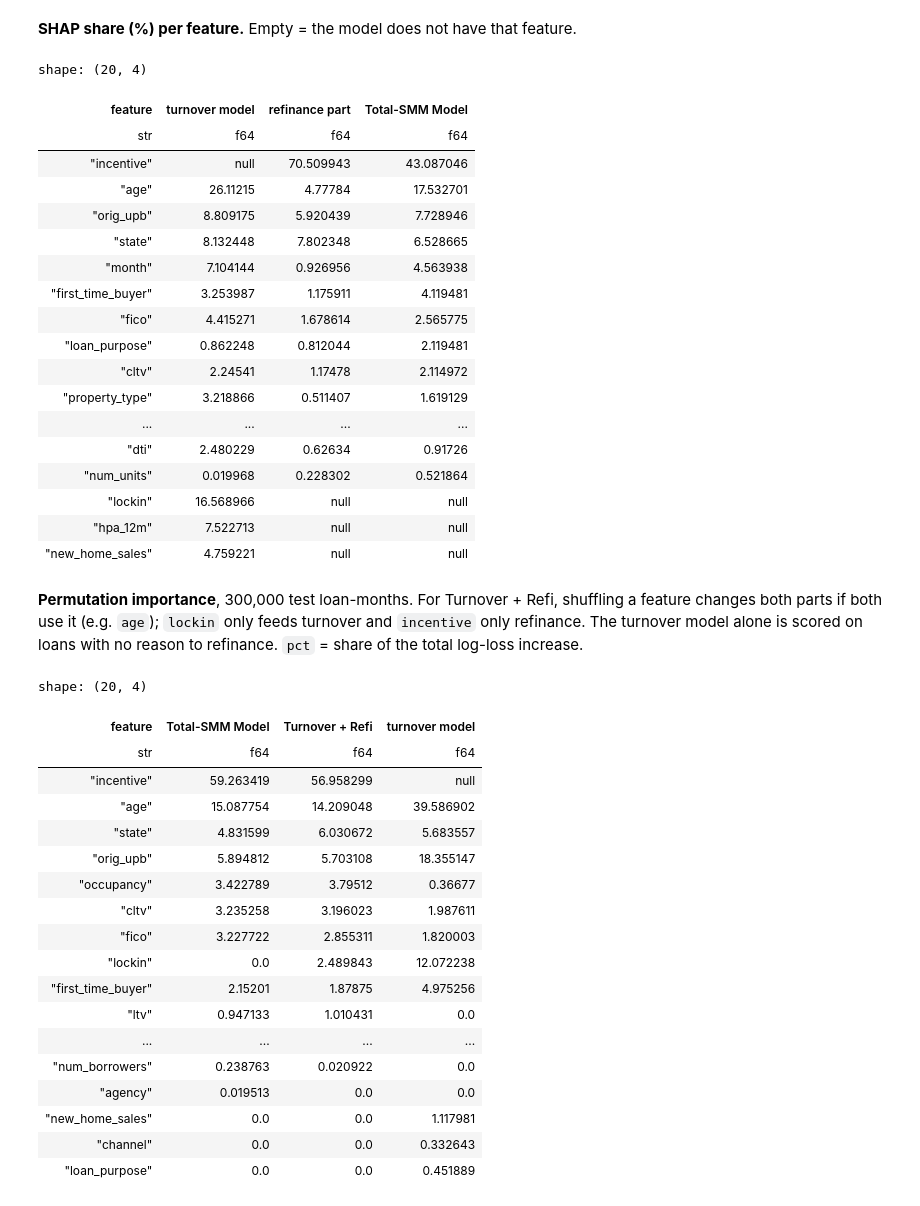
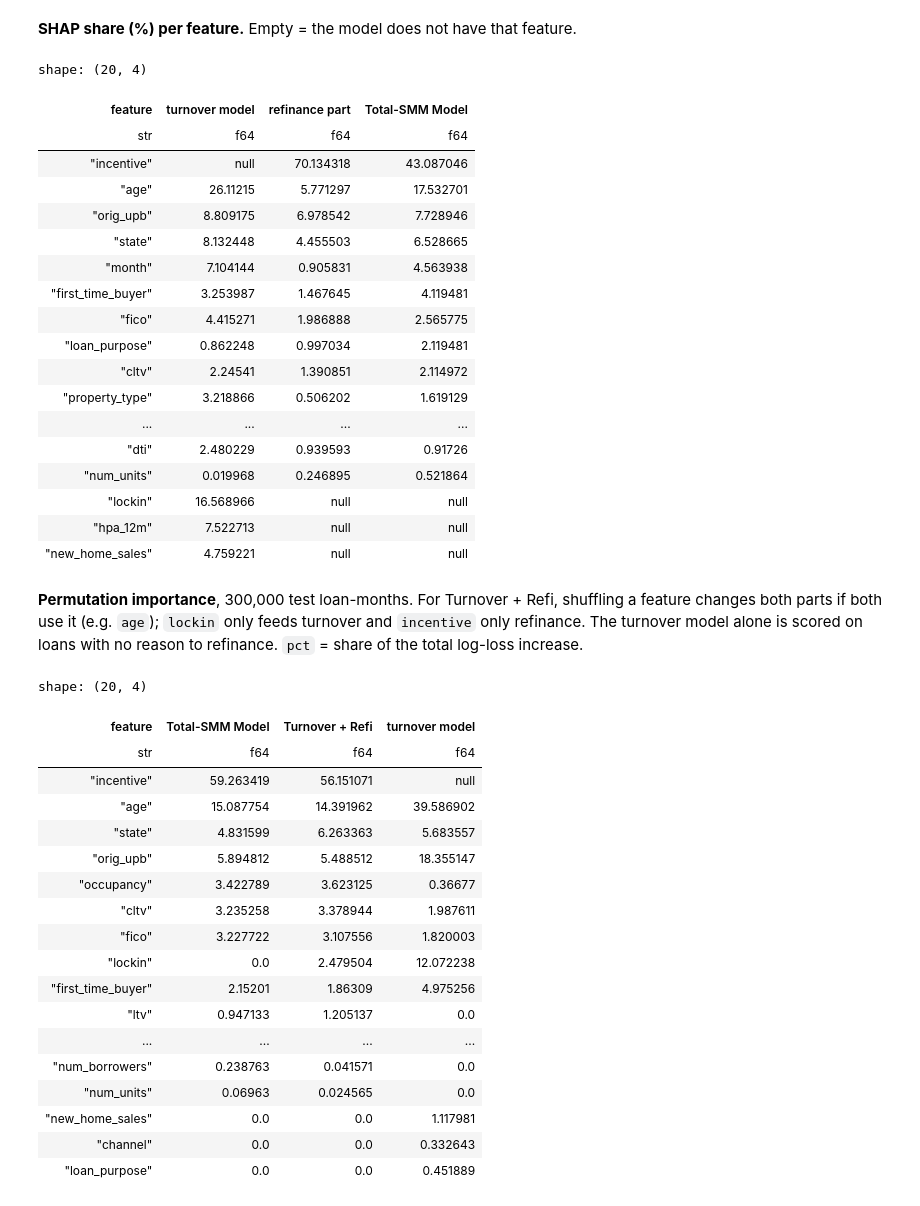
Before and after one commit to AmineSlaoui/mbs-prepay, a Jupyter notebook: notebooks/06_turnover_refi.ipynb, the cells around one changed output. Saved outputs shown, nothing was run; the diff lists cells and outputs as text; code cells hidden in the pictures.

```diff
--- a/notebooks/06_turnover_refi.ipynb
+++ b/notebooks/06_turnover_refi.ipynb
@@ -178,7 +181,7 @@ everything = pl.concat(data.values())
 w = pl.col("exposure")
 avg = lambda c: (pl.col(c) * w).sum() / w.sum()
 by_month = (everything.group_by("t", "year").agg(smm=avg("prepay"), turn=avg("turn"))
-                      .with_columns(refi=1 - (1 - pl.col("smm")) / (1 - pl.col("turn")),
+                      .with_columns(refi=pl.col("smm") - pl.col("turn"),
                                     date=pl.date(pl.col("t") // 12, pl.col("t") % 12 + 1, 1))
                       .sort("t"))
 
@@ -234,13 +237,14 @@ def sigmoid(x):
     return 1 / (1 + np.exp(-x))
 
 def combined(score, turn):
-    return 1 - (1 - turn) * (1 - sigmoid(score))
+    return np.clip(turn + sigmoid(score), 1e-15, 1 - 1e-15)  # a sum can pass 1; keep the log loss finite
 
 def two_part_loss(turn):
-    """Log loss of p = 1 − (1 − turn)(1 − sigmoid(score)) for the refinance score."""
+    """Log loss of p = turn + sigmoid(score) for the refinance score."""
     def objective(score, dataset):
         s, p, y = sigmoid(score), combined(score, turn), dataset.get_label()
-        return s * (p - y) / p, (1 - turn) * s * s * (1 - s) / p
+        ds = s * (1 - s)  # dp/dscore
+        return ds * (p - y) / (p * (1 - p)), ds * ds / (p * (1 - p))
     return objective
 
 def combined_log_loss(turn):
@@ -256,7 +260,7 @@ total_model = fit(REFI_FEATURES, data["train"], data["valid"])  # notebook 05 be
 def preds(frame):
     refi = sigmoid(predict(refi_model, REFI_FEATURES, frame, raw_score=True) + START)
     turn = frame["turn"].to_numpy()
-    return {"Total-SMM Model": predict(total_model, REFI_FEATURES, frame), "Turnover + Refi": 1 - (1 - turn) * (1 - refi),
+    return {"Total-SMM Model": predict(total_model, REFI_FEATURES, frame), "Turnover + Refi": turn + refi,
             "Turnover Only": turn}
 
 P = {s: preds(d) for s, d in data.items()}
@@ -366,19 +370,19 @@ shap_tables = {name: shap_summary(model, frame.select(features).to_pandas(), tit
 shape: (20, 4)
 | feature | turnover model | refinance part | Total-SMM Model |
 | str | f64 | f64 | f64 |
-| "incentive" | null | 70.509943 | 43.087046 |
-| "age" | 26.11215 | 4.77784 | 17.532701 |
-| "orig_upb" | 8.809175 | 5.920439 | 7.728946 |
-| "state" | 8.132448 | 7.802348 | 6.528665 |
-| "month" | 7.104144 | 0.926956 | 4.563938 |
-| "first_time_buyer" | 3.253987 | 1.175911 | 4.119481 |
-| "fico" | 4.415271 | 1.678614 | 2.565775 |
-| "loan_purpose" | 0.862248 | 0.812044 | 2.119481 |
-| "cltv" | 2.24541 | 1.17478 | 2.114972 |
-| "property_type" | 3.218866 | 0.511407 | 1.619129 |
+| "incentive" | null | 70.134318 | 43.087046 |
+| "age" | 26.11215 | 5.771297 | 17.532701 |
+| "orig_upb" | 8.809175 | 6.978542 | 7.728946 |
+| "state" | 8.132448 | 4.455503 | 6.528665 |
+| "month" | 7.104144 | 0.905831 | 4.563938 |
+| "first_time_buyer" | 3.253987 | 1.467645 | 4.119481 |
+| "fico" | 4.415271 | 1.986888 | 2.565775 |
+| "loan_purpose" | 0.862248 | 0.997034 | 2.119481 |
+| "cltv" | 2.24541 | 1.390851 | 2.114972 |
+| "property_type" | 3.218866 | 0.506202 | 1.619129 |
 | ... | ... | ... | ... |
-| "dti" | 2.480229 | 0.62634 | 0.91726 |
-| "num_units" | 0.019968 | 0.228302 | 0.521864 |
+| "dti" | 2.480229 | 0.939593 | 0.91726 |
+| "num_units" | 0.019968 | 0.246895 | 0.521864 |
 | "lockin" | 16.568966 | null | null |
 | "hpa_12m" | 7.522713 | null | null |
 | "new_home_sales" | 4.759221 | null | null |
@@ -389,43 +393,43 @@ scored on loans with no reason to refinance. `pct` = share of the total log-loss
 # %%
 ALL = list(dict.fromkeys(TURN_FEATURES + REFI_FEATURES))
 sample = data["test"].sample(300_000, seed=0)
 no_refi_sample = no_refi["test"].sample(300_000, seed=0)
 
 def turnover(X):
     m = turn_models[best_turn]
     return m.predict(X[TURN_FEATURES], num_iteration=m.best_iteration)
 
 def refinance(X):
     return sigmoid(refi_model.predict(X[REFI_FEATURES], num_iteration=refi_model.best_iteration, raw_score=True) + START)
 
 perm = {
     "Total-SMM Model": permutation_importance(lambda X: total_model.predict(X[REFI_FEATURES], num_iteration=total_model.best_iteration),
                                               sample.select(ALL).to_pandas(), sample["prepay"].to_numpy()),
-    "Turnover + Refi": permutation_importance(lambda X: 1 - (1 - turnover(X)) * (1 - refinance(X)),
+    "Turnover + Refi": permutation_importance(lambda X: turnover(X) + refinance(X),
                                               sample.select(ALL).to_pandas(), sample["prepay"].to_numpy()),
     "turnover model": permutation_importance(turnover, no_refi_sample.select(TURN_FEATURES).to_pandas(),
                                              no_refi_sample["prepay"].to_numpy()),
 }
 (pl.concat([t.select("feature", "pct", model=pl.lit(name)) for name, t in perm.items()])
    .pivot("model", index="feature", values="pct")
    .sort("Turnover + Refi", descending=True, nulls_last=True))
 # %% [output]
 shape: (20, 4)
 | feature | Total-SMM Model | Turnover + Refi | turnover model |
 | str | f64 | f64 | f64 |
-| "incentive" | 59.263419 | 56.958299 | null |
-| "age" | 15.087754 | 14.209048 | 39.586902 |
-| "state" | 4.831599 | 6.030672 | 5.683557 |
-| "orig_upb" | 5.894812 | 5.703108 | 18.355147 |
-| "occupancy" | 3.422789 | 3.79512 | 0.36677 |
-| "cltv" | 3.235258 | 3.196023 | 1.987611 |
-| "fico" | 3.227722 | 2.855311 | 1.820003 |
-| "lockin" | 0.0 | 2.489843 | 12.072238 |
-| "first_time_buyer" | 2.15201 | 1.87875 | 4.975256 |
-| "ltv" | 0.947133 | 1.010431 | 0.0 |
+| "incentive" | 59.263419 | 56.151071 | null |
+| "age" | 15.087754 | 14.391962 | 39.586902 |
+| "state" | 4.831599 | 6.263363 | 5.683557 |
+| "orig_upb" | 5.894812 | 5.488512 | 18.355147 |
+| "occupancy" | 3.422789 | 3.623125 | 0.36677 |
+| "cltv" | 3.235258 | 3.378944 | 1.987611 |
+| "fico" | 3.227722 | 3.107556 | 1.820003 |
+| "lockin" | 0.0 | 2.479504 | 12.072238 |
+| "first_time_buyer" | 2.15201 | 1.86309 | 4.975256 |
+| "ltv" | 0.947133 | 1.205137 | 0.0 |
 | ... | ... | ... | ... |
-| "num_borrowers" | 0.238763 | 0.020922 | 0.0 |
-| "agency" | 0.019513 | 0.0 | 0.0 |
+| "num_borrowers" | 0.238763 | 0.041571 | 0.0 |
+| "num_units" | 0.06963 | 0.024565 | 0.0 |
 | "new_home_sales" | 0.0 | 0.0 | 1.117981 |
 | "channel" | 0.0 | 0.0 | 0.332643 |
 | "loan_purpose" | 0.0 | 0.0 | 0.451889 |
```
Also changed, not shown: parts of 9 cells of this notebook, 5 other files.
